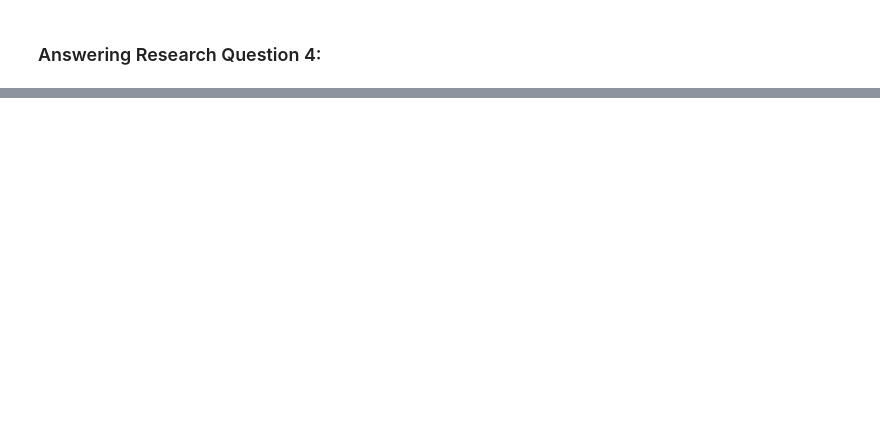
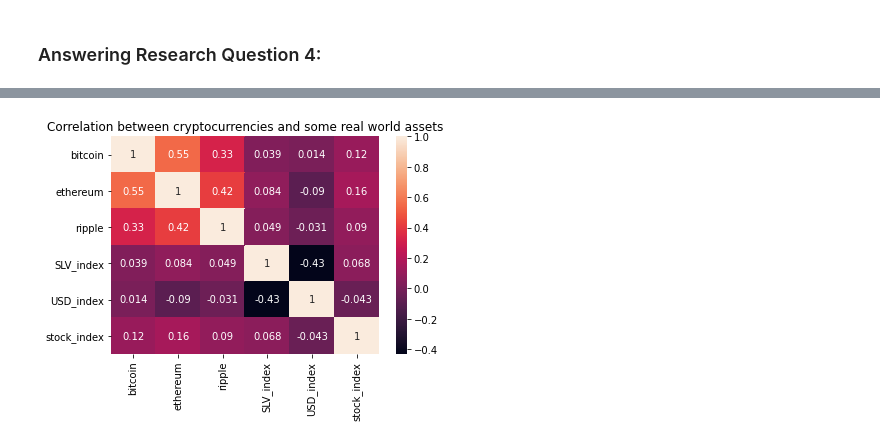
Before and after one commit to ithakker/CISC367FinalIshaanThakker, a Jupyter notebook: final.ipynb, the cells around one changed output, grey strips where cells are left out. Drawn from its saved outputs; the diff is of its cells as text; code cells hidden in the pictures; blank space fills up the shorter version.

```diff
--- a/final.ipynb
+++ b/final.ipynb
@@ -237,0 +281,3 @@ As it can be seen with the first set of graphs, this space of cryptocurrencies h
+# %%
+stock_index = data.DataReader('^GSPC', 'yahoo', start, end)
+stock_index.tail()
@@ -237,0 +292,3 @@ As it can be seen with the first set of graphs, this space of cryptocurrencies h
+# %%
+USD_index = data.DataReader('DX-Y.NYB', 'yahoo', start, end)
+USD_index.tail()
@@ -237,0 +303,9 @@ As it can be seen with the first set of graphs, this space of cryptocurrencies h
+# %%
+names= ['SLV_index', 'stock_index', 'USD_index']
+frames = [frame.copy() for frame in [SLV_index, stock_index, USD_index]]
+for name, frame in zip(names, frames):
+    frame["Name"] = name
+    frame['Adj Close'] = frame['Adj Close'].fillna(0)
+data = pd.concat(frames)
+pivoted = data.pivot_table(index=['Date'], columns=['Name'], values='Adj Close')
+pivoted.tail()
@@ -237,0 +320,3 @@ As it can be seen with the first set of graphs, this space of cryptocurrencies h
+# %%
+six_assets = pd.merge(crypto_asset, pivoted, how='inner', on = 'Date')
+six_assets.tail()
@@ -237,0 +330,7 @@ As it can be seen with the first set of graphs, this space of cryptocurrencies h
+# %%
+corr_matrix = six_assets.corr()
+sns.heatmap(corr_matrix, annot = True)
+plt.title('Correlation between cryptocurrencies and some real world assets')
+plt.show()
+# %% [output]
+[figure, added]
```
Also changed, not shown: parts of 18 cells of this notebook, 2 other files.
